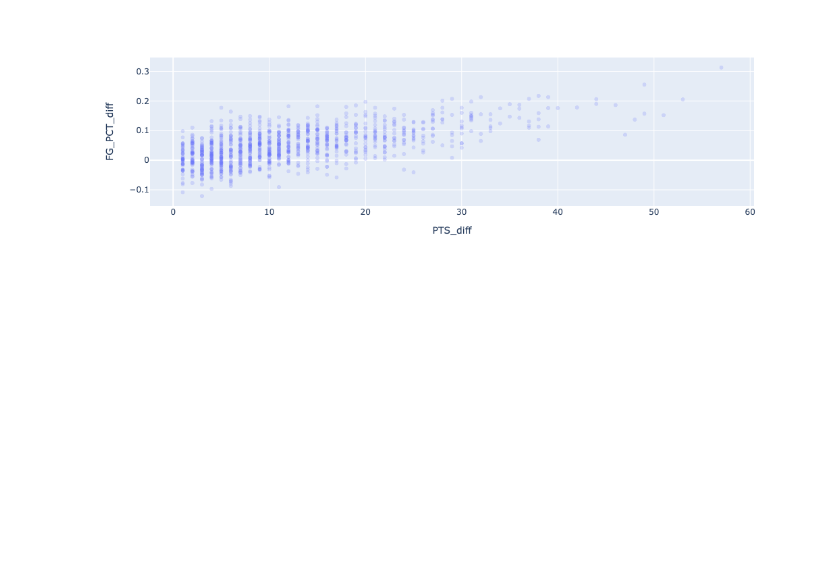
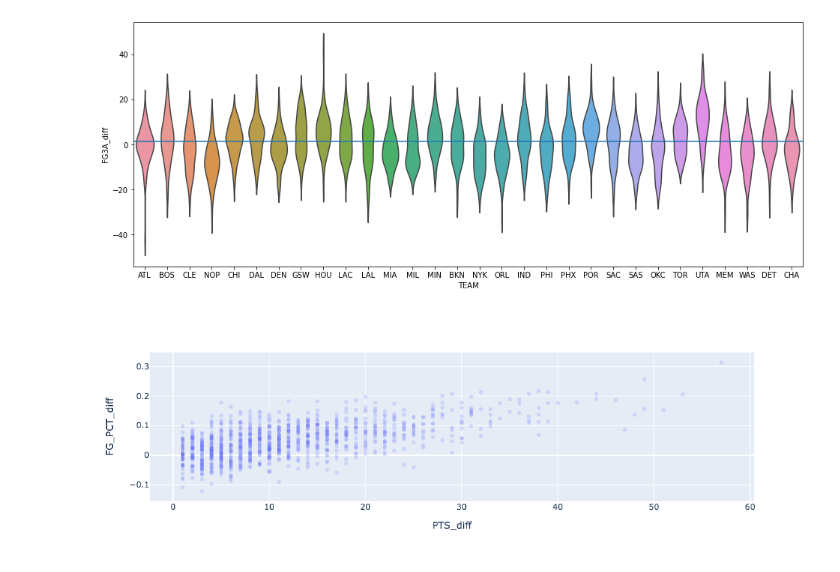
Before and after one commit to jcheng87/nba_stats_analysis, a Jupyter notebook: data_explore.ipynb, the cells around one changed output. Saved outputs shown, nothing was run; the diff lists cells and outputs as text; code cells hidden in the pictures; blank space fills up the shorter version.

```diff
--- a/data_explore.ipynb
+++ b/data_explore.ipynb
@@ -42,3 +70,13 @@ diff_cols = [col+'_diff' for col in cols]
+# %%
+# plot violin plot
+stats_col = 'FG_PCT'
+%matplotlib inline
+plt.figure(figsize=(16, 6))
+graph = sns.violinplot(data=gamelog_2020_21, y='FG3A_diff', x='TEAM' ,inner=None)
+graph.axhline(1.25)
+plt.show()
+# %% [output]
+[figure, added]
 # %%
 stats_col = 'FG_PCT'
 px.scatter(winners, x='PTS_diff', y=stats_col+'_diff', opacity=0.2)
```
Also changed, not shown: parts of 4 cells of this notebook, 2 other files.
